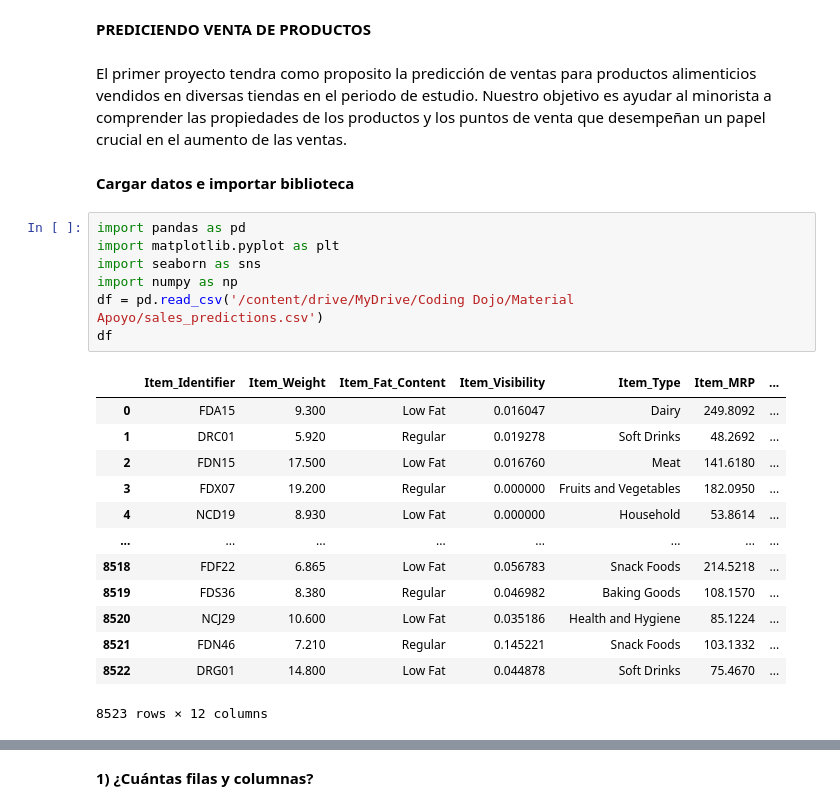
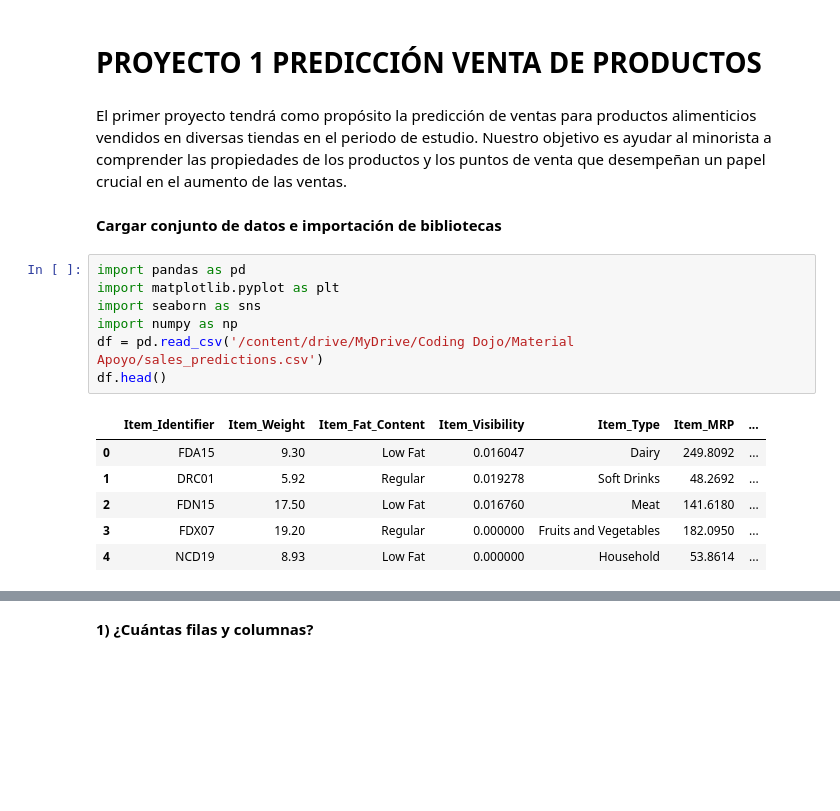
Before and after one commit to Angelica2929/sales_prediction, a Jupyter notebook: Prediccion_Ventas.ipynb, the cells around one changed output, grey strips where cells are left out. Drawn from its saved outputs; the diff is of its cells as text; blank space fills up the shorter version.

```diff
--- a/Prediccion_Ventas.ipynb
+++ b/Prediccion_Ventas.ipynb
@@ -1,29 +1,22 @@
 # %% [markdown]
 <a href="https://colab.research.google.com/github/Angelica2929/sales_prediction/blob/main/Prediccion_Ventas.ipynb" target="_parent"><img src="https://colab.research.google.com/assets/colab-badge.svg" alt="Open In Colab"/></a>
 # %% [markdown]
-**PREDICIENDO VENTA DE PRODUCTOS**
+# **PROYECTO 1 PREDICCIÓN VENTA DE PRODUCTOS**
 # %% [markdown]
-El primer proyecto tendra como proposito la predicción de ventas para productos alimenticios vendidos en diversas tiendas en el periodo de estudio.  Nuestro objetivo es ayudar al minorista a comprender las propiedades de los productos y los puntos de venta que desempeñan un papel crucial en el aumento de las ventas.
+El primer proyecto tendrá como propósito la predicción de ventas para productos alimenticios vendidos en diversas tiendas en el periodo de estudio.  Nuestro objetivo es ayudar al minorista a comprender las propiedades de los productos y los puntos de venta que desempeñan un papel crucial en el aumento de las ventas.
 # %% [markdown]
-**Cargar datos e importar biblioteca**
+**Cargar conjunto de datos e importación de bibliotecas**
 # %%
 import pandas as pd
 import matplotlib.pyplot as plt
 import seaborn as sns
 import numpy as np
 df = pd.read_csv('/content/drive/MyDrive/Coding Dojo/Material Apoyo/sales_predictions.csv')
-df
+df.head()
 # %% [output]
 |  | Item_Identifier | Item_Weight | Item_Fat_Content | Item_Visibility | Item_Type | Item_MRP | ... |
-| 0 | FDA15 | 9.300 | Low Fat | 0.016047 | Dairy | 249.8092 | ... |
-| 1 | DRC01 | 5.920 | Regular | 0.019278 | Soft Drinks | 48.2692 | ... |
-| 2 | FDN15 | 17.500 | Low Fat | 0.016760 | Meat | 141.6180 | ... |
-| 3 | FDX07 | 19.200 | Regular | 0.000000 | Fruits and Vegetables | 182.0950 | ... |
-| 4 | NCD19 | 8.930 | Low Fat | 0.000000 | Household | 53.8614 | ... |
-| ... | ... | ... | ... | ... | ... | ... | ... |
-| 8518 | FDF22 | 6.865 | Low Fat | 0.056783 | Snack Foods | 214.5218 | ... |
-| 8519 | FDS36 | 8.380 | Regular | 0.046982 | Baking Goods | 108.1570 | ... |
-| 8520 | NCJ29 | 10.600 | Low Fat | 0.035186 | Health and Hygiene | 85.1224 | ... |
-| 8521 | FDN46 | 7.210 | Regular | 0.145221 | Snack Foods | 103.1332 | ... |
-| 8522 | DRG01 | 14.800 | Low Fat | 0.044878 | Soft Drinks | 75.4670 | ... |
+| 0 | FDA15 | 9.30 | Low Fat | 0.016047 | Dairy | 249.8092 | ... |
+| 1 | DRC01 | 5.92 | Regular | 0.019278 | Soft Drinks | 48.2692 | ... |
+| 2 | FDN15 | 17.50 | Low Fat | 0.016760 | Meat | 141.6180 | ... |
+| 3 | FDX07 | 19.20 | Regular | 0.000000 | Fruits and Vegetables | 182.0950 | ... |
+| 4 | NCD19 | 8.93 | Low Fat | 0.000000 | Household | 53.8614 | ... |
-8523 rows × 12 columns
```
Also changed, not shown: parts of 33 cells of this notebook.
